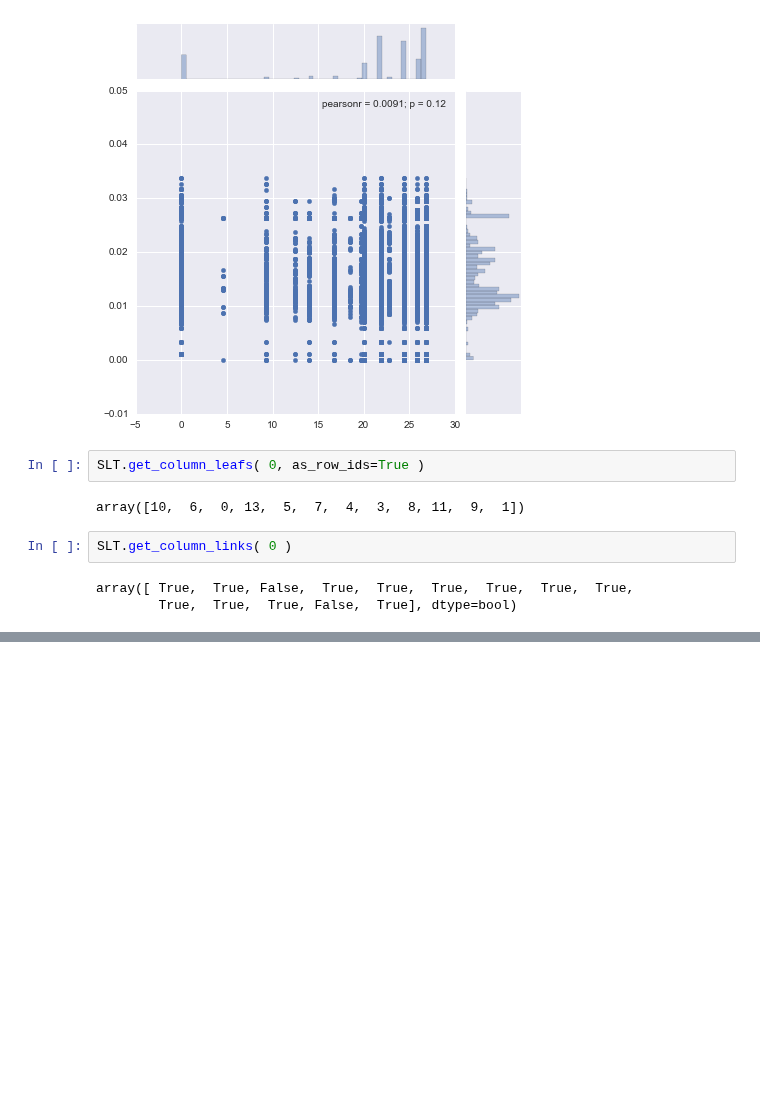
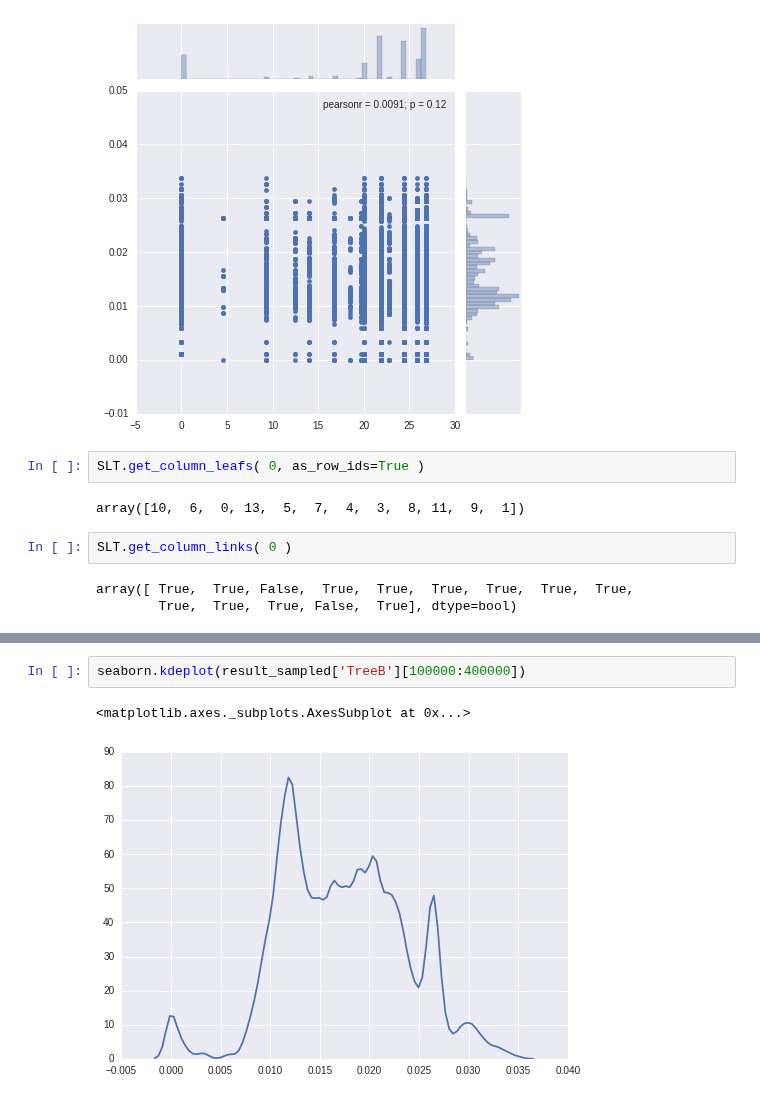
Before and after one commit to ryneches/SuchTree, a Jupyter notebook: example_2.ipynb, the cells around one changed output, grey strips where cells are left out. Saved outputs shown, nothing was run; the diff lists cells and outputs as text; blank space fills up the shorter version.

```diff
--- a/example_2.ipynb
+++ b/example_2.ipynb
@@ -113,3 +103,8 @@ pearson( result['TreeA'], result['TreeB'] )
+# %%
+seaborn.kdeplot(result_sampled['TreeB'][100000:400000])
+# %% [output]
+<matplotlib.axes._subplots.AxesSubplot at 0x...>
+[figure, added]
 # %%
 import pyprind
 
```
Also changed, not shown: parts of 18 cells of this notebook, 1 other file.
